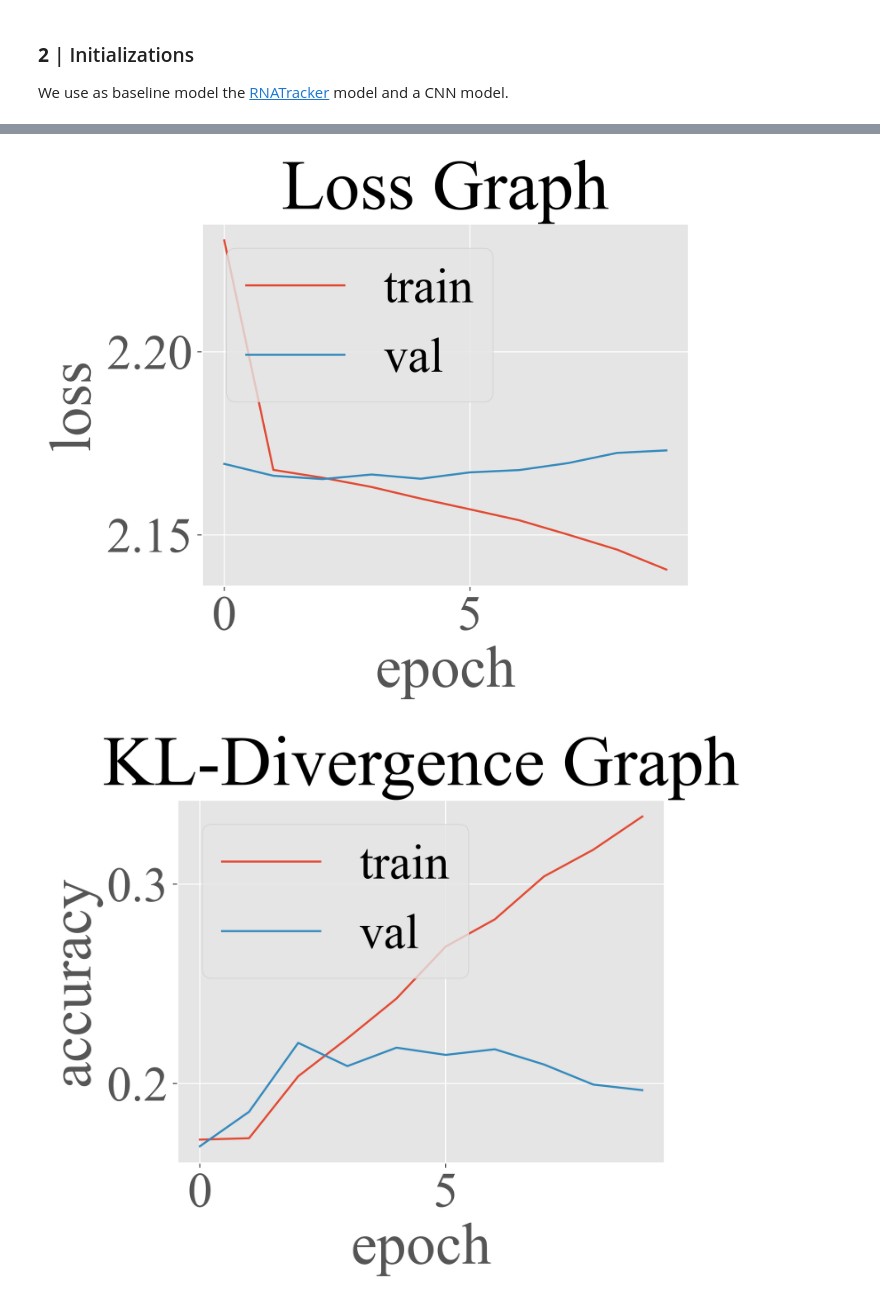
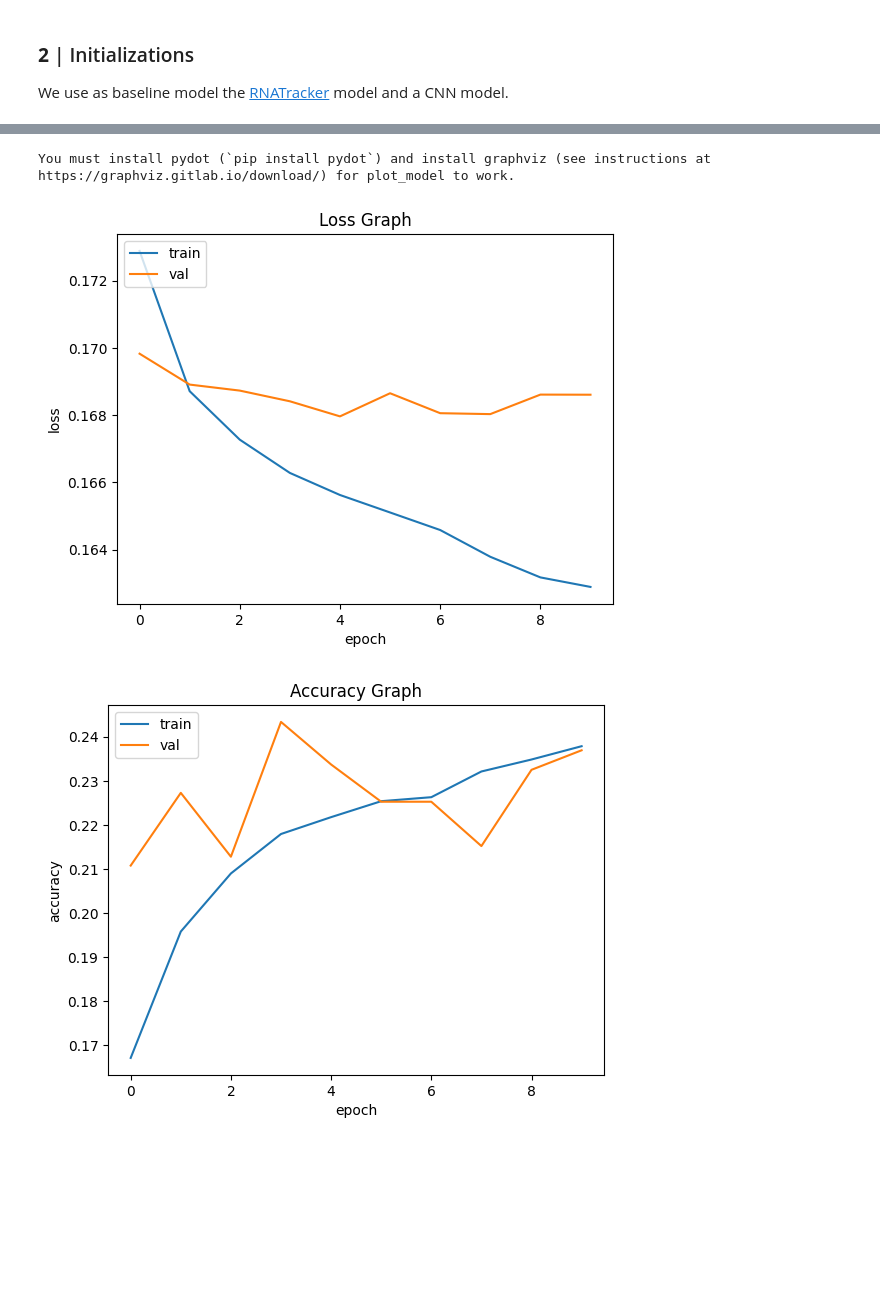
Before and after one commit to Tralius/rna-localization, a Jupyter notebook: dataPipeline_CustomCNN.ipynb, the cells around one changed output, grey strips where cells are left out. Cells and saved outputs as stored; diff of their text form; code cells hidden in the pictures; blank space fills up the shorter version.

```diff
--- a/dataPipeline_CustomCNN.ipynb
+++ b/dataPipeline_CustomCNN.ipynb
@@ -73,7 +76,14 @@ params_model = params_dict['params_model']
 params_train = params_dict['params_train']
 # %%
 # training, only need for the model initialization to change in general
-from models import CNN
+from models.functional_CNN import CNN
+from keras.optimizers import Nadam
+from keras.losses import KLDivergence
+from keras import backend as K
+import tensorflow_probability as tfp
+
+def tf_pearson(y_true, y_pred):
+    return tfp.stats.correlation(y_pred, y_true)[1]
 
 VALIDATION_ACCURACY = []
 VALIDATION_LOSS = []
@@ -85,18 +95,9 @@ train_split, valid_split = train_test_split(train_data, random_state=42, test_si
 # for i, (train_split, valid_split) in enumerate(folds):
 model = CNN(input_size=(max_seq_len, 4),
             params_model=params_model,
-            #metrics=[CategoricalCrossentropy(label_smoothing=0.01, axis=1)]
+            optimizer=Nadam(learning_rate=0.00001),
+            loss=KLDivergence(),
+            metrics=['accuracy', tf_pearson]
             )
-
-
-history = model.fit_and_evaluate(train_data=train_split, eval_data=valid_split,
-                                 params_train_dataLoader=param_dataLoader_train,
-                                 params_eval_dataLoader=param_dataLoader_valid,
-                                 params_train=params_train)
-
-# results = model.evaluate(eval_data=valid_split, **param_dataLoader_valid)
-# results = dict(zip(model.model.metrics_names, results))
-
-# VALIDATION_ACCURACY.append(results['accuracy'])
-# VALIDATION_LOSS.append(results['loss'])
+model.summary()
 # %% [output]
@@ -131,17 +153,22 @@ import pydot
 time_date = datetime.datetime.now().date()
 # time_hour = datetime.datetime.now().time()
 
-model_output = f"model_outputs/simple_cnn_{time_date}.h5"
+model_output = f"model_outputs/derivativeRNATrack1_{time_date}.h5"
 
 model.save_model(model_output)
+# %% [output]
+You must install pydot (`pip install pydot`) and install graphviz (see instructions at https://graphviz.gitlab.io/download/) for plot_model to work.
 # %%
 plt_data = [history.history['loss'], history.history['val_loss']]
 plot_line_graph(plt_data, "Loss Graph", 'loss', 'epoch', ['train', 'val'])
 
 plt_data = [history.history['accuracy'], history.history['val_accuracy']]
-plot_line_graph(plt_data, "KL-Divergence Graph", 'accuracy', 'epoch', ['train', 'val'])
+plot_line_graph(plt_data, "Accuracy Graph", 'accuracy', 'epoch', ['train', 'val'])
+
+plt_data = [history.history['tf_pearson'], history.history['val_tf_pearson']]
+plot_line_graph(plt_data, "Pearson Correlation Graph", 'correlation', 'epoch', ['train', 'val'])
 
 box_plot(train_data)
 # %% [output]
-[figure, old version]
+[figure, new version]
-[figure, old version]
+[figure, new version]
```
Also changed, not shown: parts of 8 cells of this notebook, 30 other files.
